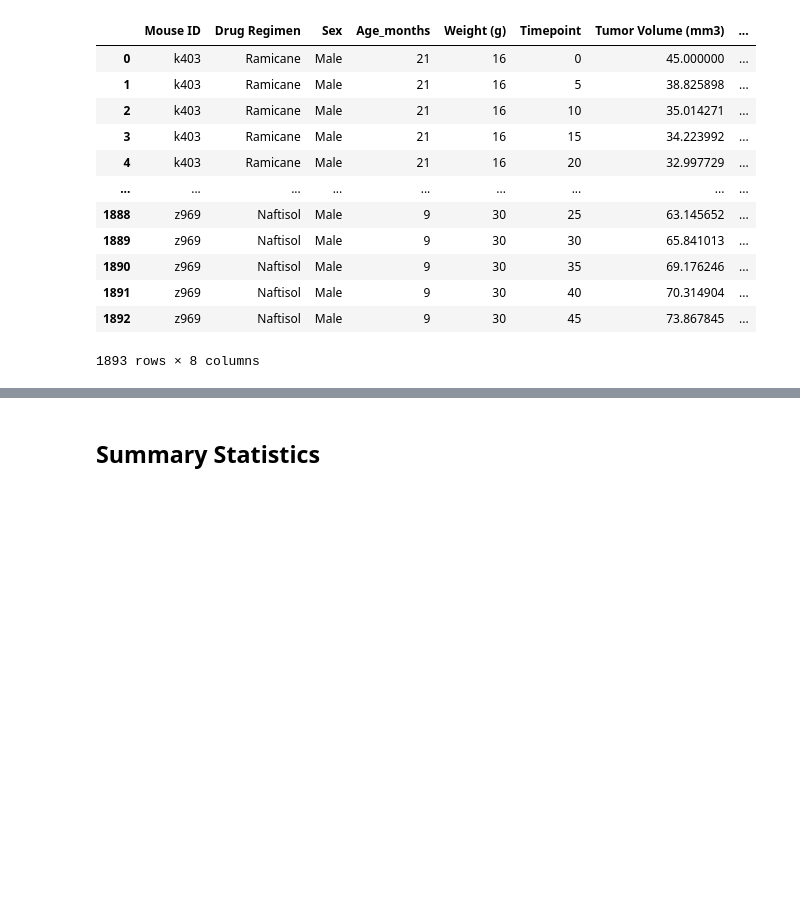
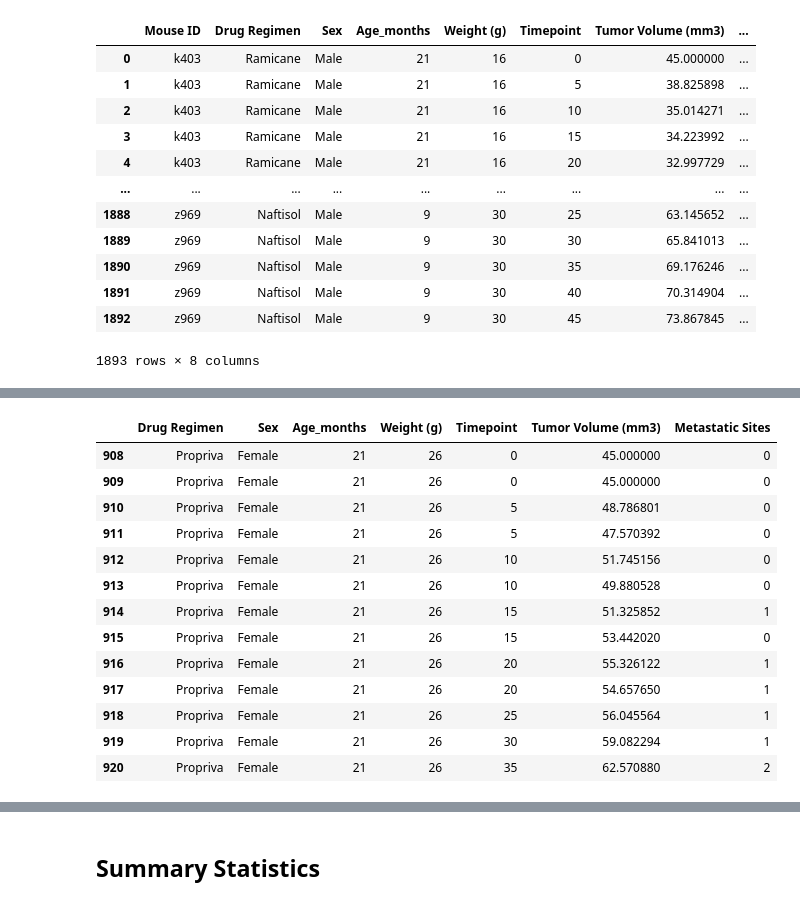
Before and after one commit to ic17rey/Matplotlib-challenge, a Jupyter notebook: Pymaceuticals/pymaceuticals.ipynb, the cells around one changed output, grey strips where cells are left out. Cells and saved outputs as stored; diff of their text form; code cells hidden in the pictures; blank space fills up the shorter version.

Commit message:
Cleaning data in preparation for analysis

```diff
--- a/Pymaceuticals/pymaceuticals.ipynb
+++ b/Pymaceuticals/pymaceuticals.ipynb
@@ -78,2 +112,30 @@ dupl_timepoints_for_mouse =
+# %%
+# Retrieve all the data for the duplicate mouse ID (displayed in a data frame)
+dupl_mouse_data_df = pyma_merged_df.loc[pyma_merged_df["Mouse ID"] == "g989", [
+    'Drug Regimen',
+    'Sex',
+    'Age_months',
+    'Weight (g)',
+    'Timepoint',
+    'Tumor Volume (mm3)',
+    'Metastatic Sites'
+]]
+
+dupl_mouse_data_df
+# %% [output]
+|  | Drug Regimen | Sex | Age_months | Weight (g) | Timepoint | Tumor Volume (mm3) | Metastatic Sites |
+| 908 | Propriva | Female | 21 | 26 | 0 | 45.000000 | 0 |
+| 909 | Propriva | Female | 21 | 26 | 0 | 45.000000 | 0 |
+| 910 | Propriva | Female | 21 | 26 | 5 | 48.786801 | 0 |
+| 911 | Propriva | Female | 21 | 26 | 5 | 47.570392 | 0 |
+| 912 | Propriva | Female | 21 | 26 | 10 | 51.745156 | 0 |
+| 913 | Propriva | Female | 21 | 26 | 10 | 49.880528 | 0 |
+| 914 | Propriva | Female | 21 | 26 | 15 | 51.325852 | 1 |
+| 915 | Propriva | Female | 21 | 26 | 15 | 53.442020 | 0 |
+| 916 | Propriva | Female | 21 | 26 | 20 | 55.326122 | 1 |
+| 917 | Propriva | Female | 21 | 26 | 20 | 54.657650 | 1 |
+| 918 | Propriva | Female | 21 | 26 | 25 | 56.045564 | 1 |
+| 919 | Propriva | Female | 21 | 26 | 30 | 59.082294 | 1 |
+| 920 | Propriva | Female | 21 | 26 | 35 | 62.570880 | 2 |
 # %%
 # Create a clean DataFrame by dropping the duplicate mouse by its ID.
```
Also changed, not shown: parts of 8 cells of this notebook.
